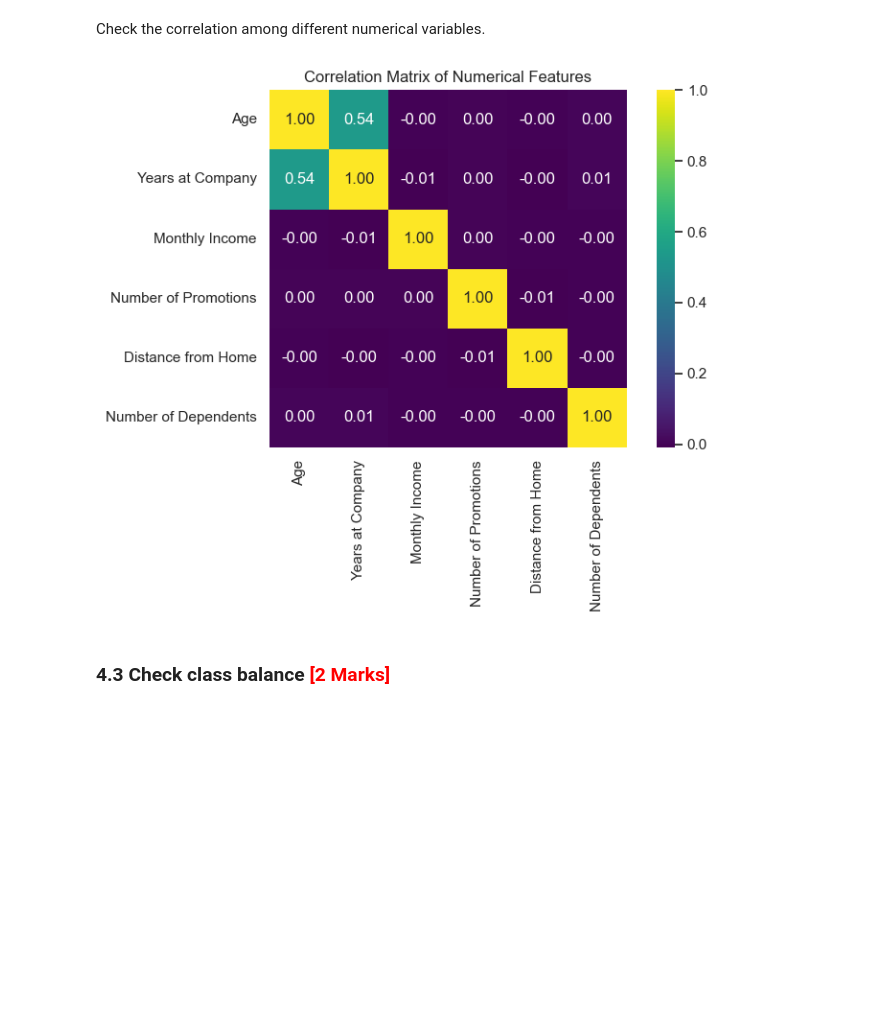
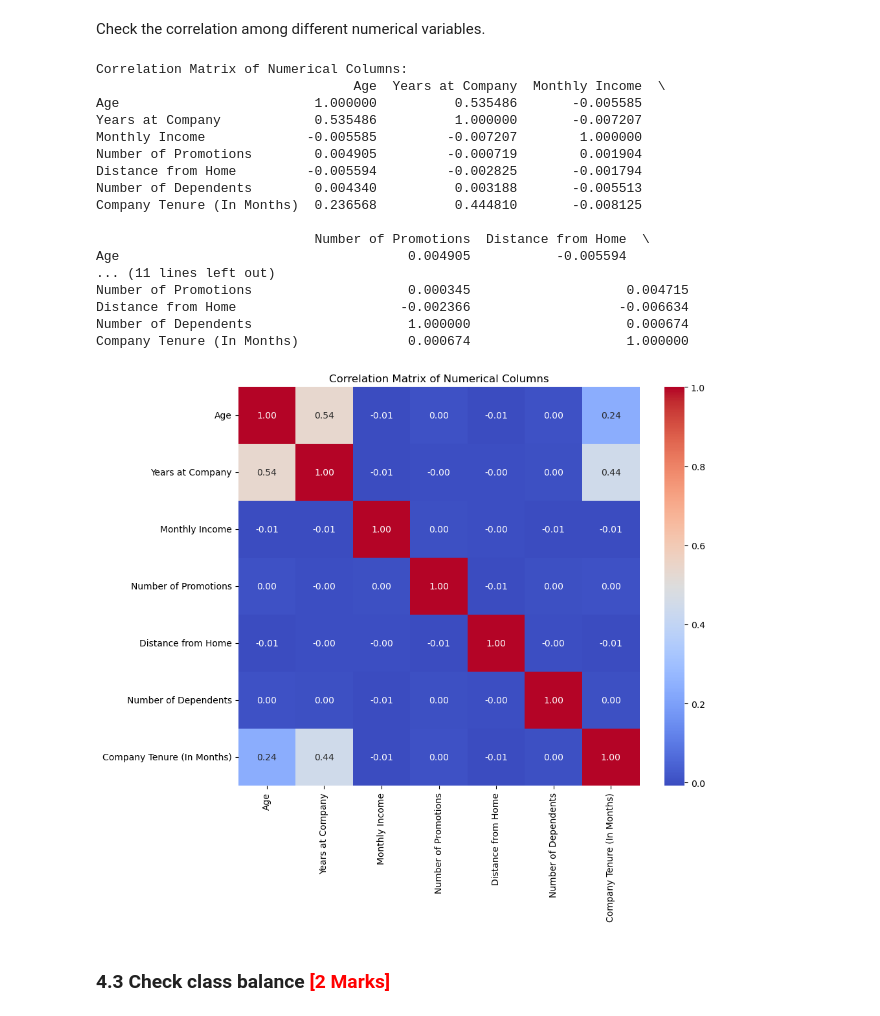
Before and after one commit to Proxpekt/Employee_Retention_Prediction, a Jupyter notebook: Predicting_Employee_Retention.ipynb, the cells around one changed output. Drawn from its saved outputs; the diff is of its cells as text; code cells hidden in the pictures; blank space fills up the shorter version.

```diff
--- a/Predicting_Employee_Retention.ipynb
+++ b/Predicting_Employee_Retention.ipynb
@@ -627,6 +534,5 @@ Perform univariate analysis on training data for all the numerical columns.
 # %%
 # Select numerical columns
-numerical_columns = X.select_dtypes(include=['number'])
-
-list(numerical_columns.columns)
+numerical_cols = X_train.select_dtypes(include=['int64', 'float64']).columns.tolist()
+print("Numerical Columns:", numerical_cols)
 # %% [output]
@@ -642,20 +541,0 @@ list(numerical_columns.columns)
-# %%
-# Set the style of seaborn
-sns.set_theme(style="whitegrid")
-
-# Plot distribution for each numerical column
-for col in numerical_columns.columns:
-    plt.figure(figsize=(8, 4))
-
-    if numerical_columns[col].nunique() < 10:
-        sns.countplot(x=numerical_columns[col], color="green")
-        plt.ylabel("Count")
-        plt.title(f'Count Plot of {col}')
-    else:
-        sns.histplot(numerical_columns[col], kde=True, bins=30 , color="green")
-        plt.title(f'Distribution of {col}')
-        plt.ylabel('Frequency')
-
-    plt.xlabel(col)
-    plt.tight_layout()
-    plt.show()
@@ -679,22 +661,36 @@ ValueError: Boolean array expected for the condition, not int64
 Check the correlation among different numerical variables.
 # %%
 # Create correlation matrix for numerical columns
-numerical_columns = x.select_dtypes(include=['number'])
+correlation_matrix = X_train[numerical_cols].corr()
 
-# 2. Compute correlation matrix
-corr_matrix = numerical_columns.corr()
-
-# 3. Plot the correlation matrix as a heatmap
-plt.figure(figsize=(8, 6))
-sns.heatmap(corr_matrix, annot=True, cmap='viridis', fmt=".2f", square=True)
-plt.title("Correlation Matrix of Numerical Features")
-plt.tight_layout()
-plt.show()
-
+# Print the correlation matrix (numerical/statistical information)
+print("Correlation Matrix of Numerical Columns:")
+print(correlation_matrix)
 
 # Plot Heatmap of the correlation matrix
+plt.figure(figsize=(10, 8))
+sns.heatmap(correlation_matrix, annot=True, cmap='coolwarm', fmt='.2f', cbar=True)
+plt.title("Correlation Matrix of Numerical Columns")
+plt.show()
 # %% [output]
+Correlation Matrix of Numerical Columns:
+                                 Age  Years at Company  Monthly Income  \
+Age                         1.000000          0.535486       -0.005585
+Years at Company            0.535486          1.000000       -0.007207
+Monthly Income             -0.005585         -0.007207        1.000000
+Number of Promotions        0.004905         -0.000719        0.001904
+Distance from Home         -0.005594         -0.002825       -0.001794
+Number of Dependents        0.004340          0.003188       -0.005513
+Company Tenure (In Months)  0.236568          0.444810       -0.008125
+
+                            Number of Promotions  Distance from Home  \
+Age                                     0.004905           -0.005594
+... (11 lines left out)
+Number of Promotions                    0.000345                    0.004715
+Distance from Home                     -0.002366                   -0.006634
+Number of Dependents                    1.000000                    0.000674
+Company Tenure (In Months)              0.000674                    1.000000
-[figure, old version]
+[figure, new version]
 # %% [markdown]
 ### **4.3 Check class balance** <font color="red">[2 Marks]</font>
 # %% [markdown]
```
Also changed, not shown: parts of 207 cells of this notebook.
